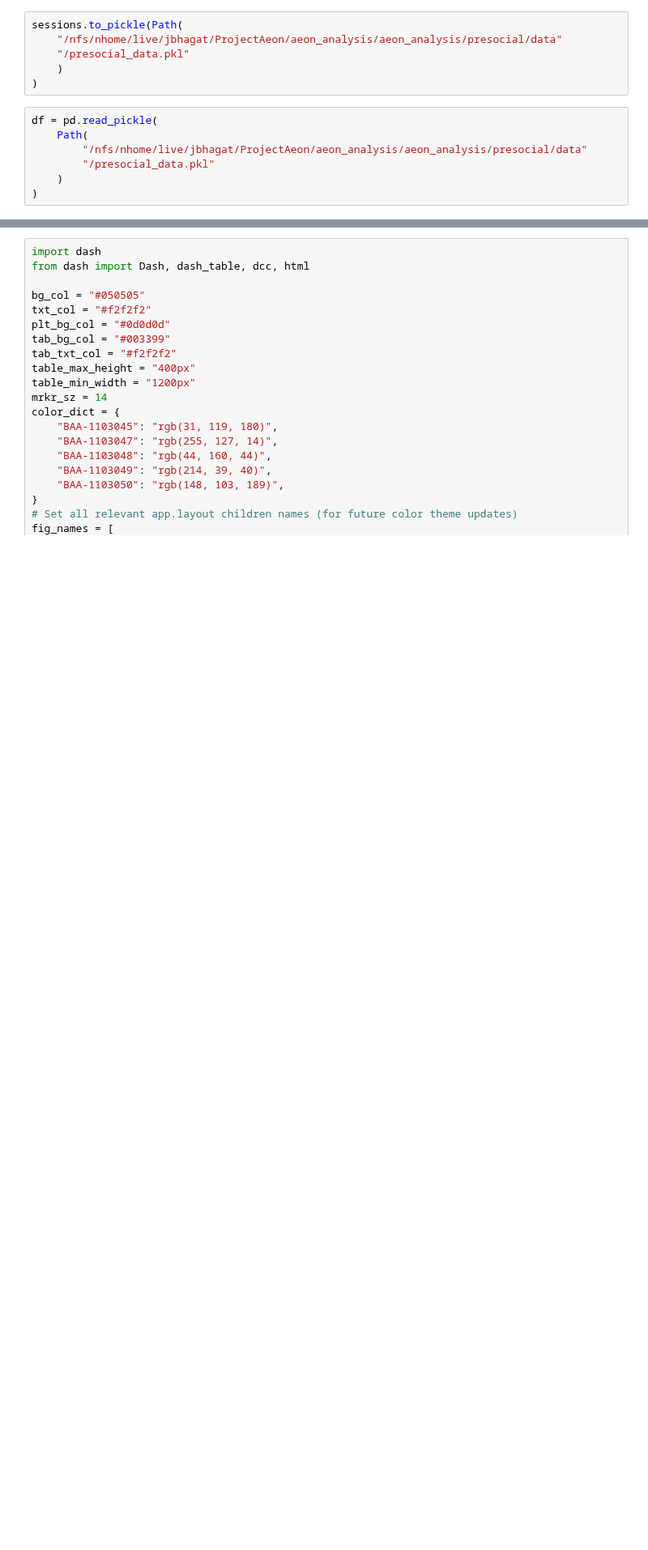
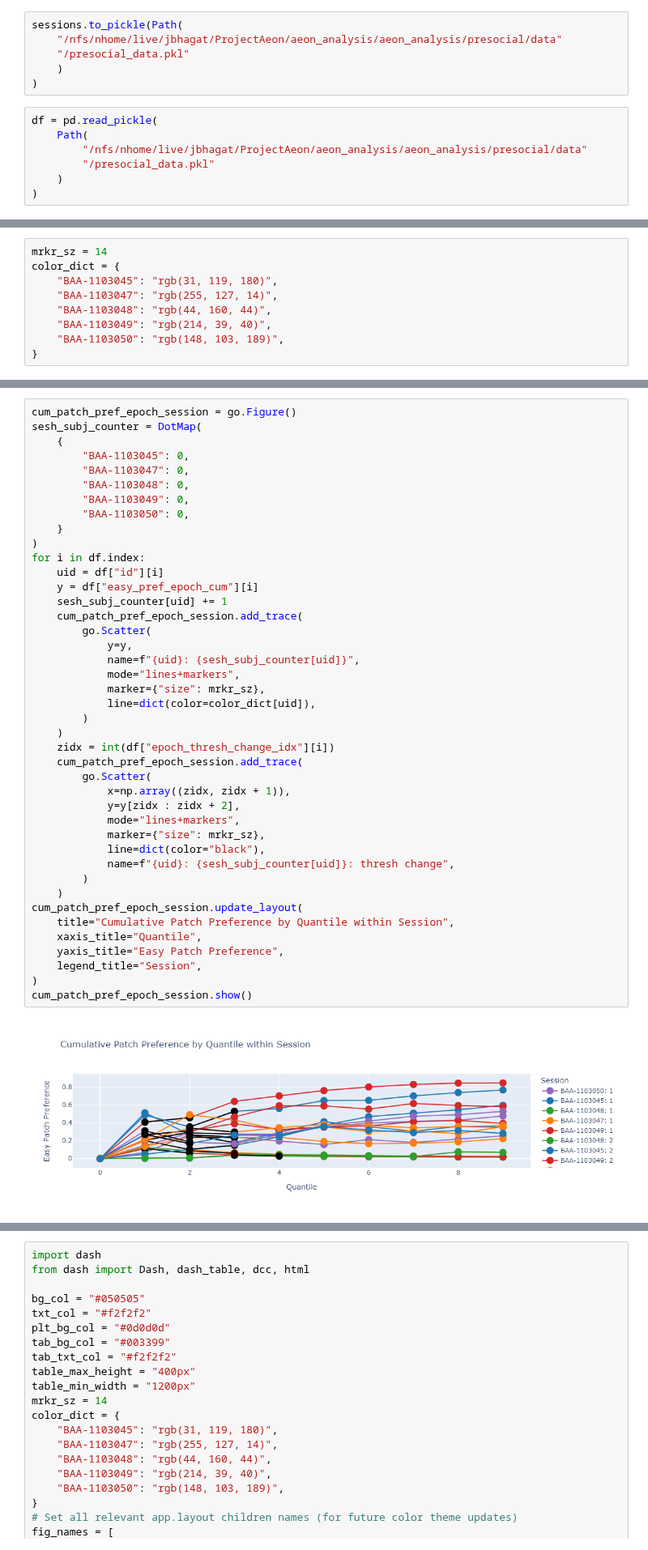
Before and after one commit to SainsburyWellcomeCentre/aeon_scratchpad, a Jupyter notebook: aeon_analysis/presocial/presocial.ipynb, the cells around one changed output, grey strips where cells are left out. Shown at 81% size. Cells and saved outputs as stored; diff of their text form; blank space fills up the shorter version.

Commit message:
added patch preference by distance quantile plots

```diff
--- a/aeon_analysis/presocial/presocial.ipynb
+++ b/aeon_analysis/presocial/presocial.ipynb
@@ -305,0 +516,9 @@ np.concatenate(df[df["id"] == uid][col].tolist())
+# %%
+mrkr_sz = 14
+color_dict = {
+    "BAA-1103045": "rgb(31, 119, 180)",
+    "BAA-1103047": "rgb(255, 127, 14)",
+    "BAA-1103048": "rgb(44, 160, 44)",
+    "BAA-1103049": "rgb(214, 39, 40)",
+    "BAA-1103050": "rgb(148, 103, 189)",
+}
@@ -305,0 +557,44 @@ np.concatenate(df[df["id"] == uid][col].tolist())
+# %%
+cum_patch_pref_epoch_session = go.Figure()
+sesh_subj_counter = DotMap(
+    {
+        "BAA-1103045": 0,
+        "BAA-1103047": 0,
+        "BAA-1103048": 0,
+        "BAA-1103049": 0,
+        "BAA-1103050": 0,
+    }
+)
+for i in df.index:
+    uid = df["id"][i]
+    y = df["easy_pref_epoch_cum"][i]
+    sesh_subj_counter[uid] += 1
+    cum_patch_pref_epoch_session.add_trace(
+        go.Scatter(
+            y=y,
+            name=f"{uid}: {sesh_subj_counter[uid]}",
+            mode="lines+markers",
+            marker={"size": mrkr_sz},
+            line=dict(color=color_dict[uid]),
+        )
+    )
+    zidx = int(df["epoch_thresh_change_idx"][i])
+    cum_patch_pref_epoch_session.add_trace(
+        go.Scatter(
+            x=np.array((zidx, zidx + 1)),
+            y=y[zidx : zidx + 2],
+            mode="lines+markers",
+            marker={"size": mrkr_sz},
+            line=dict(color="black"),
+            name=f"{uid}: {sesh_subj_counter[uid]}: thresh change",
+        )
+    )
+cum_patch_pref_epoch_session.update_layout(
+    title="Cumulative Patch Preference by Quantile within Session",
+    xaxis_title="Quantile",
+    yaxis_title="Easy Patch Preference",
+    legend_title="Session",
+)
+cum_patch_pref_epoch_session.show()
+# %% [output]
+[figure, added]
```
Also changed, not shown: parts of 15 cells of this notebook, 2 other files.
